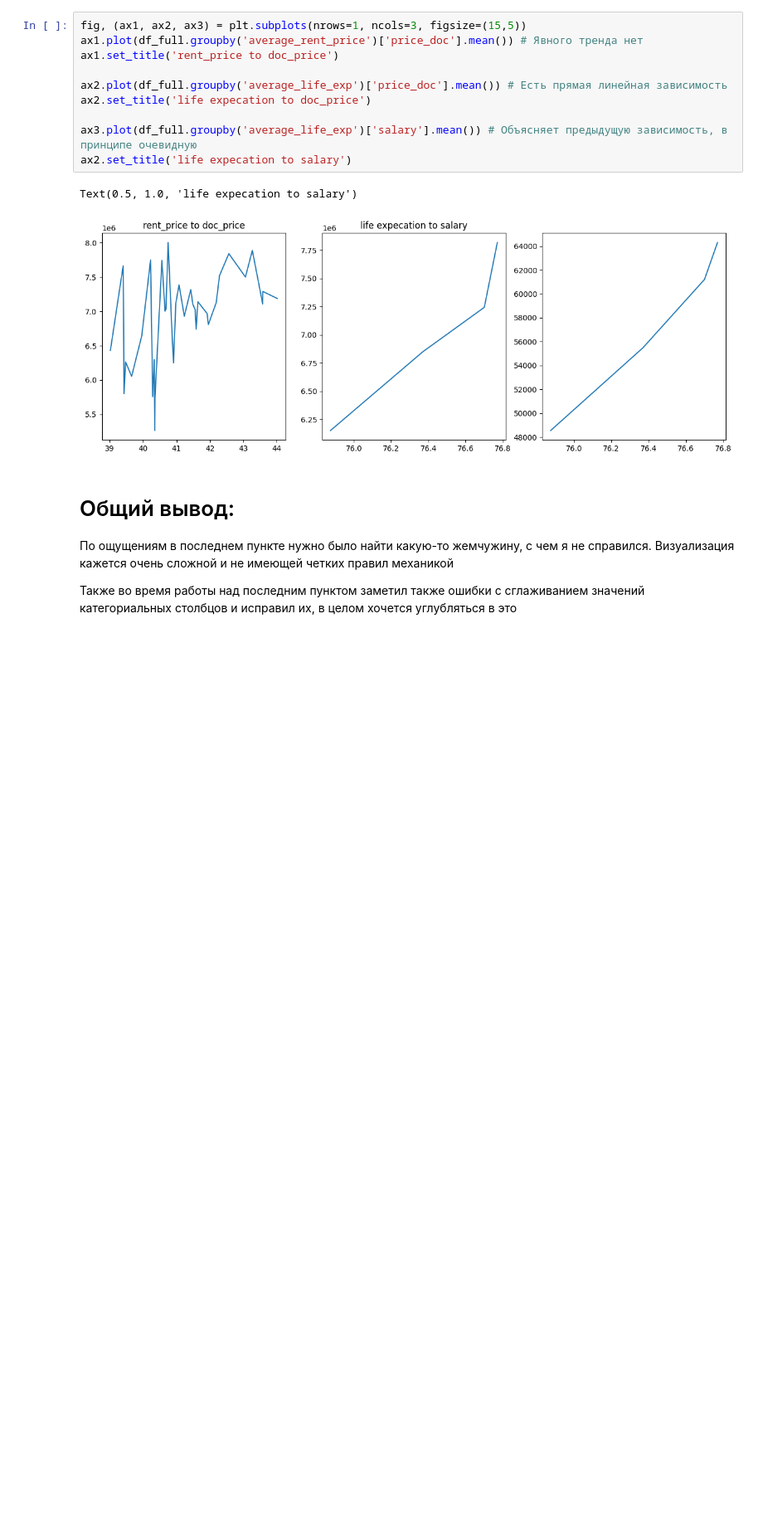
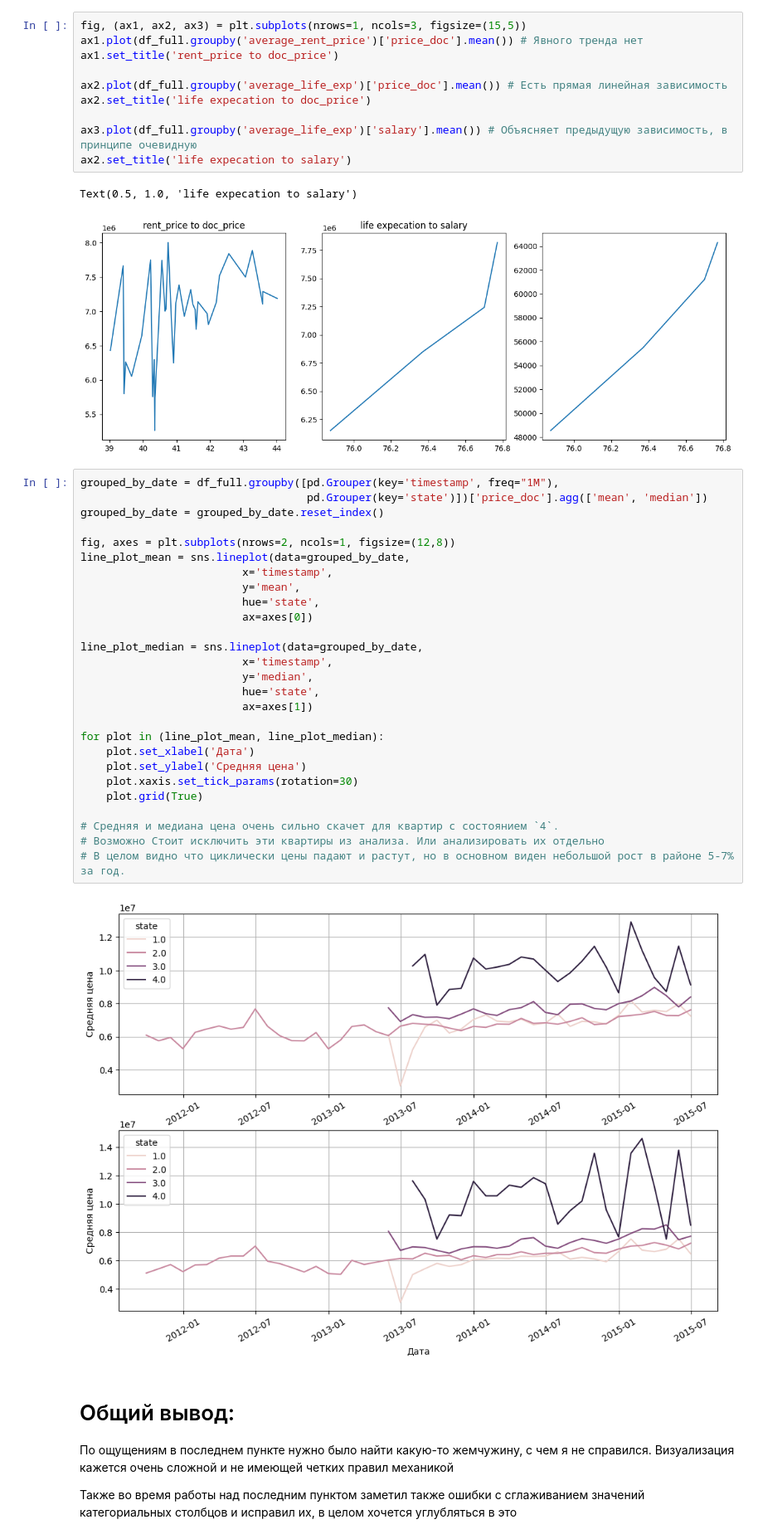
Before and after one commit to pyretttt/masters, a Jupyter notebook: finalTask/06_Шаблон итогового проекта .ipynb, the cells around one changed output. Shown at 83% size. Cells and saved outputs as stored; diff of their text form; blank space fills up the shorter version.

```diff
--- a/finalTask/06_Шаблон итогового проекта .ipynb
+++ b/finalTask/06_Шаблон итогового проекта .ipynb
@@ -781,6 +781,35 @@ ax2.set_title('life expecation to salary')
 # %% [output]
 Text(0.5, 1.0, 'life expecation to salary')
 [figure]
+# %%
+grouped_by_date = df_full.groupby([pd.Grouper(key='timestamp', freq="1M"),
+                                   pd.Grouper(key='state')])['price_doc'].agg(['mean', 'median'])
+grouped_by_date = grouped_by_date.reset_index()
+
+fig, axes = plt.subplots(nrows=2, ncols=1, figsize=(12,8))
+line_plot_mean = sns.lineplot(data=grouped_by_date,
+                         x='timestamp',
+                         y='mean',
+                         hue='state',
+                         ax=axes[0])
+
+line_plot_median = sns.lineplot(data=grouped_by_date,
+                         x='timestamp',
+                         y='median',
+                         hue='state',
+                         ax=axes[1])
+
+for plot in (line_plot_mean, line_plot_median):
+    plot.set_xlabel('Дата')
+    plot.set_ylabel('Средняя цена')
+    plot.xaxis.set_tick_params(rotation=30)
+    plot.grid(True)
+
+# Средняя и медиана цена очень сильно скачет для квартир с состоянием `4`.
+# Возможно Стоит исключить эти квартиры из анализа. Или анализировать их отдельно
+# В целом видно что циклически цены падают и растут, но в основном виден небольшой рост в районе 5-7% за год.
+# %% [output]
+[figure, added]
 # %% [markdown]
 # Общий вывод:
 По ощущениям в последнем пункте нужно было найти какую-то жемчужину, с чем я не справился.
```
Also changed, not shown: parts of 3 cells of this notebook, 11 other files.
